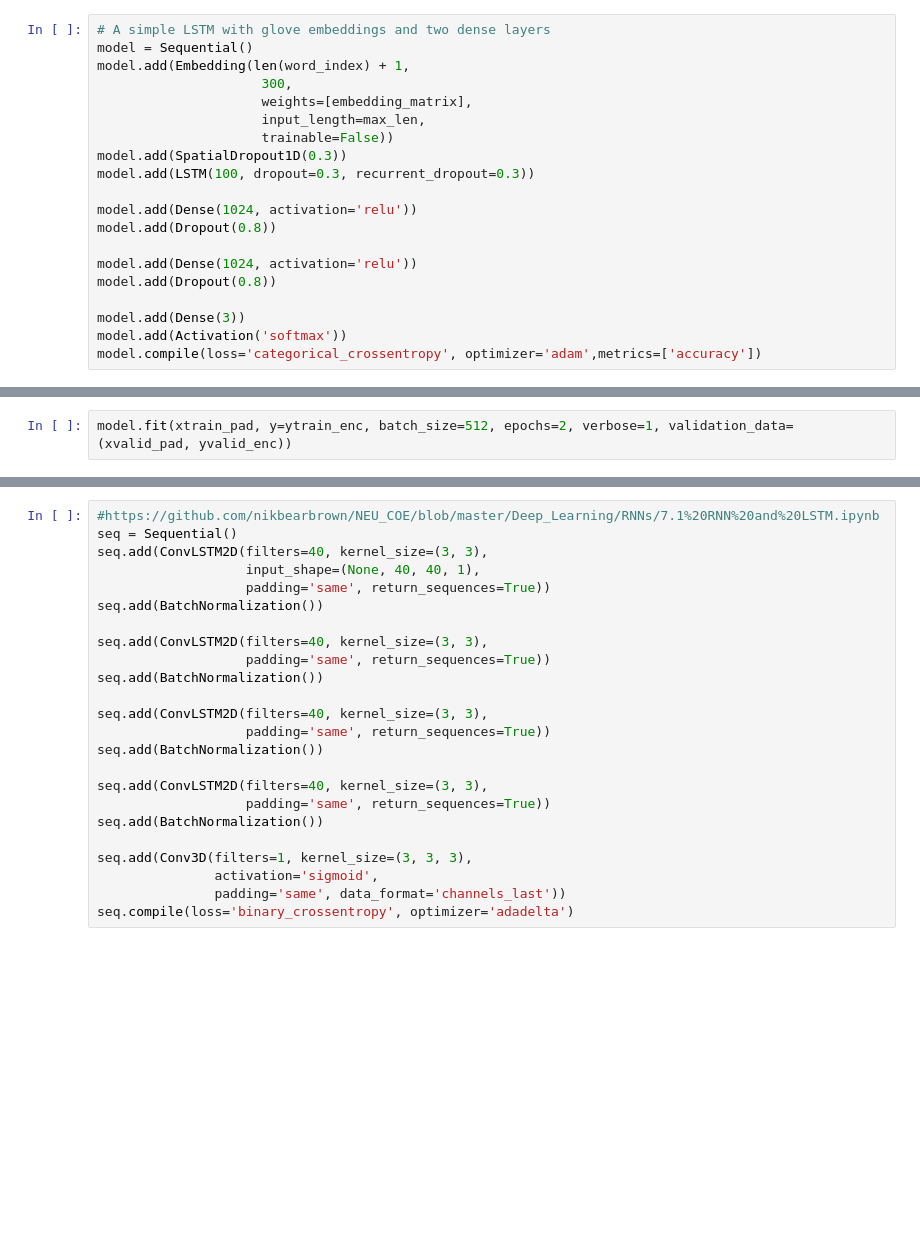
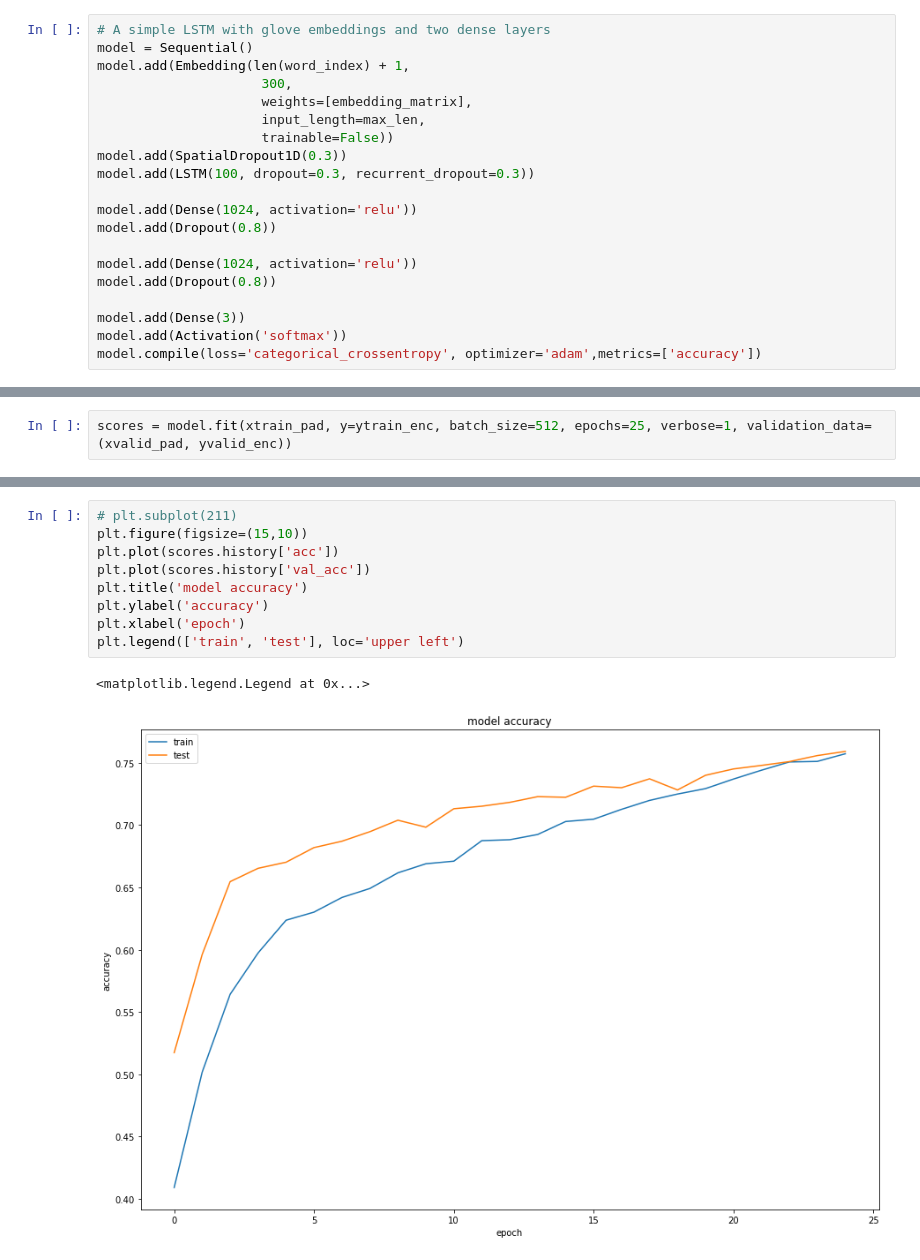
Before and after one commit to chintan04/ADS, a Jupyter notebook: Deep learning.ipynb, the cells around one changed output, grey strips where cells are left out. Cells and saved outputs as stored; diff of their text form; blank space fills up the shorter version.

Commit message:
Deep Learning

```diff
--- a/Deep learning.ipynb
+++ b/Deep learning.ipynb
@@ -172,4 +295,4 @@ model.compile(loss='categorical_crossentropy', optimizer='adam',metrics=['accura
 # %%
-model.fit(xtrain_pad, y=ytrain_enc, batch_size=512, epochs=2, verbose=1, validation_data=(xvalid_pad, yvalid_enc))
+scores = model.fit(xtrain_pad, y=ytrain_enc, batch_size=512, epochs=25, verbose=1, validation_data=(xvalid_pad, yvalid_enc))
 # %% [output]
 Train on 15663 samples, validate on 3916 samples
@@ -179,24 +315,12 @@ Epoch 2/2
-# %%
-#https://github.com/nikbearbrown/NEU_COE/blob/master/Deep_Learning/RNNs/7.1%20RNN%20and%20LSTM.ipynb
-seq = Sequential()
-seq.add(ConvLSTM2D(filters=40, kernel_size=(3, 3),
-                   input_shape=(None, 40, 40, 1),
-                   padding='same', return_sequences=True))
-seq.add(BatchNormalization())
-
-seq.add(ConvLSTM2D(filters=40, kernel_size=(3, 3),
-                   padding='same', return_sequences=True))
-seq.add(BatchNormalization())
-
-seq.add(ConvLSTM2D(filters=40, kernel_size=(3, 3),
-                   padding='same', return_sequences=True))
-seq.add(BatchNormalization())
-
-seq.add(ConvLSTM2D(filters=40, kernel_size=(3, 3),
-                   padding='same', return_sequences=True))
-seq.add(BatchNormalization())
-
-seq.add(Conv3D(filters=1, kernel_size=(3, 3, 3),
-               activation='sigmoid',
-               padding='same', data_format='channels_last'))
-seq.compile(loss='binary_crossentropy', optimizer='adadelta')
+# %%
+# plt.subplot(211)
+plt.figure(figsize=(15,10))
+plt.plot(scores.history['acc'])
+plt.plot(scores.history['val_acc'])
+plt.title('model accuracy')
+plt.ylabel('accuracy')
+plt.xlabel('epoch')
+plt.legend(['train', 'test'], loc='upper left')
+# %% [output]
+<matplotlib.legend.Legend at 0x...>
+[figure, added]
```
Also changed, not shown: parts of 24 cells of this notebook.
